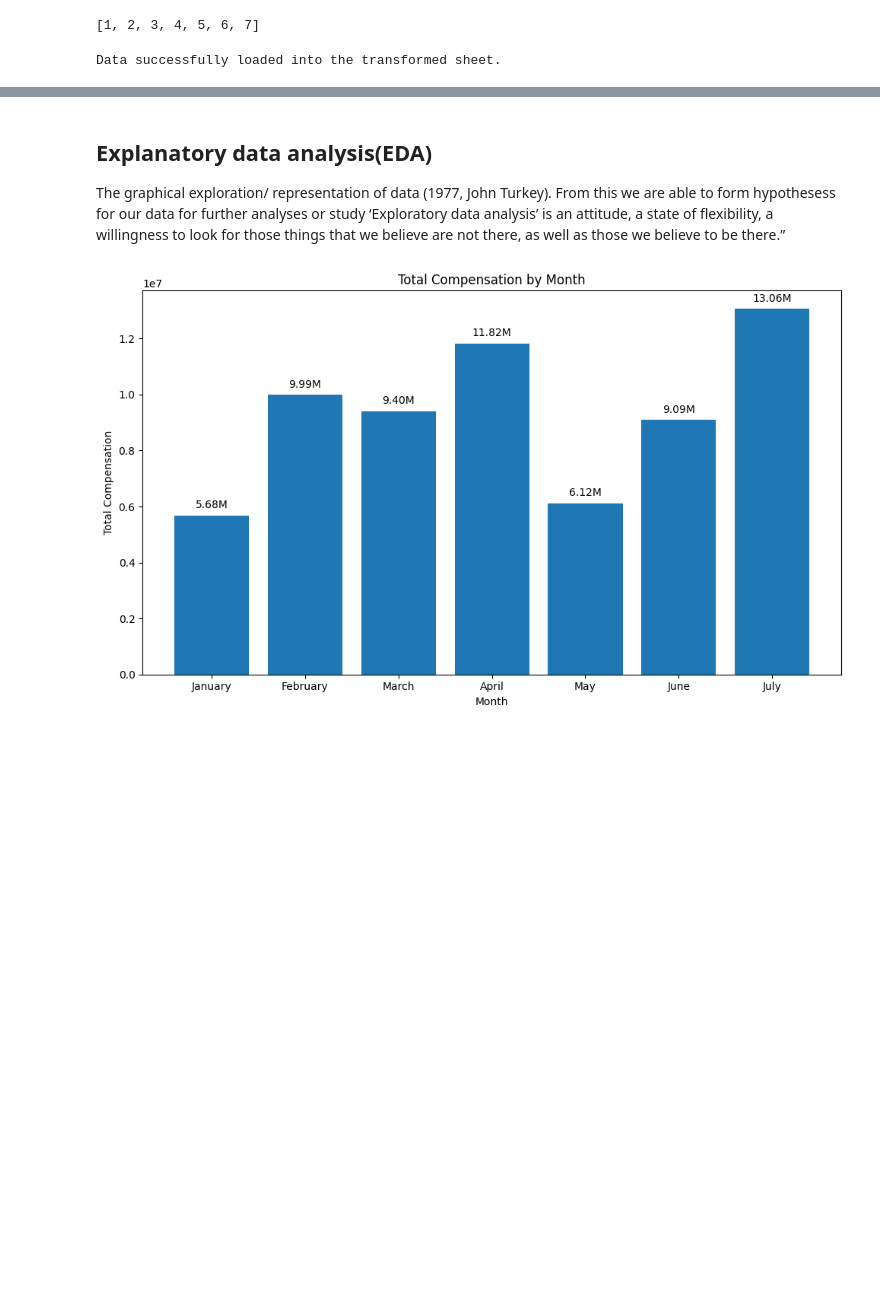
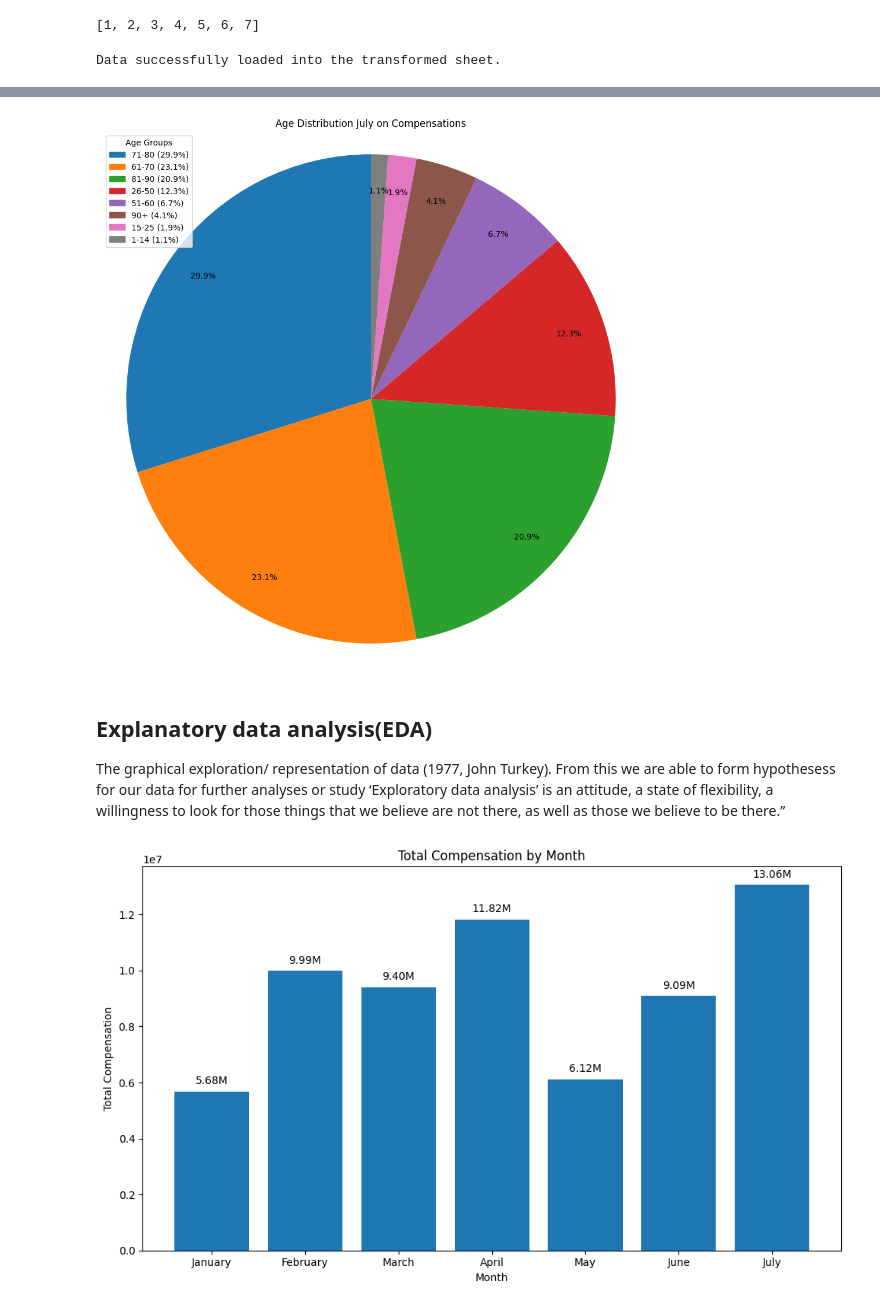
Before and after one commit to stevejj4/SHOFCO-SUN, a Jupyter notebook: Transformations.ipynb, the cells around one changed output, grey strips where cells are left out. Cells and saved outputs as stored; diff of their text form; code cells hidden in the pictures; blank space fills up the shorter version.

```diff
--- a/Transformations.ipynb
+++ b/Transformations.ipynb
@@ -185,0 +183,18 @@ dtype: int64
+# %%
+
+# Convert 'AGE' column to numeric, handling non-numeric values
+
+def categorize_age(age_str):
+    try:
+        age_years = float(age_str)
+        if age_years >= 1 and age_years < 2:
+            return 2
+        else:
+            return age_years  # Keep ages outside the 1-2 range as they are
+    except ValueError:
+        if '/' in age_str:
+            return 1  # Assign 1 for ages in 'a/b' format
+        else:
+            return np.nan  # Return NaN for other non-numeric formats
+
+age_dist_df['AGE'] = age_dist_df['AGE'].apply(categorize_age)
@@ -185,0 +241,42 @@ dtype: int64
+# %%
+import pandas as pd
+import matplotlib.pyplot as plt
+import matplotlib.patches as mpatches
+
+# Assuming you have your age_dist_df DataFrame ready with the 'AGE' column
+
+# Define age bins
+age_bins = [1, 14, 25, 50, 60, 70, 80, 90, float('inf')]
+age_labels = ['1-14', '15-25', '26-50', '51-60', '61-70', '71-80', '81-90', '90+']
+
+# Categorize ages into bins
+age_dist_df['Age Group'] = pd.cut(age_dist_df['AGE'], bins=age_bins, labels=age_labels, right=False)
+
+# Calculate percentage distribution
+age_group_counts = age_dist_df['Age Group'].value_counts()
+age_group_percentages = age_group_counts / age_group_counts.sum() * 100
+
+# Create the pie chart
+fig, ax = plt.subplots(figsize=(12, 12))  # Use subplots for better control
+wedges, labels, autotexts = ax.pie(age_group_percentages,
+                                  labels=None,
+                                  autopct='%1.1f%%',
+                                  startangle=90,
+                                  pctdistance=0.85)
+
+# Custom legend elements
+legend_elements = []
+for i, label in enumerate(age_group_percentages.index):
+    color = wedges[i].get_facecolor()
+    percentage = f"{age_group_percentages[label]:.1f}%"  # Calculate percentage
+    patch = mpatches.Patch(color=color, label=f"{label} ({percentage})")  # Include percentage in label
+    legend_elements.append(patch)
+
+# Add custom legend within the figure
+ax.legend(handles=legend_elements, title="Age Groups", loc="upper left")
+
+ax.set_title('Age Distribution July on Compensations')
+ax.axis('equal')
+plt.show()
+# %% [output]
+[figure, added]
```
Also changed, not shown: parts of 11 cells of this notebook.
